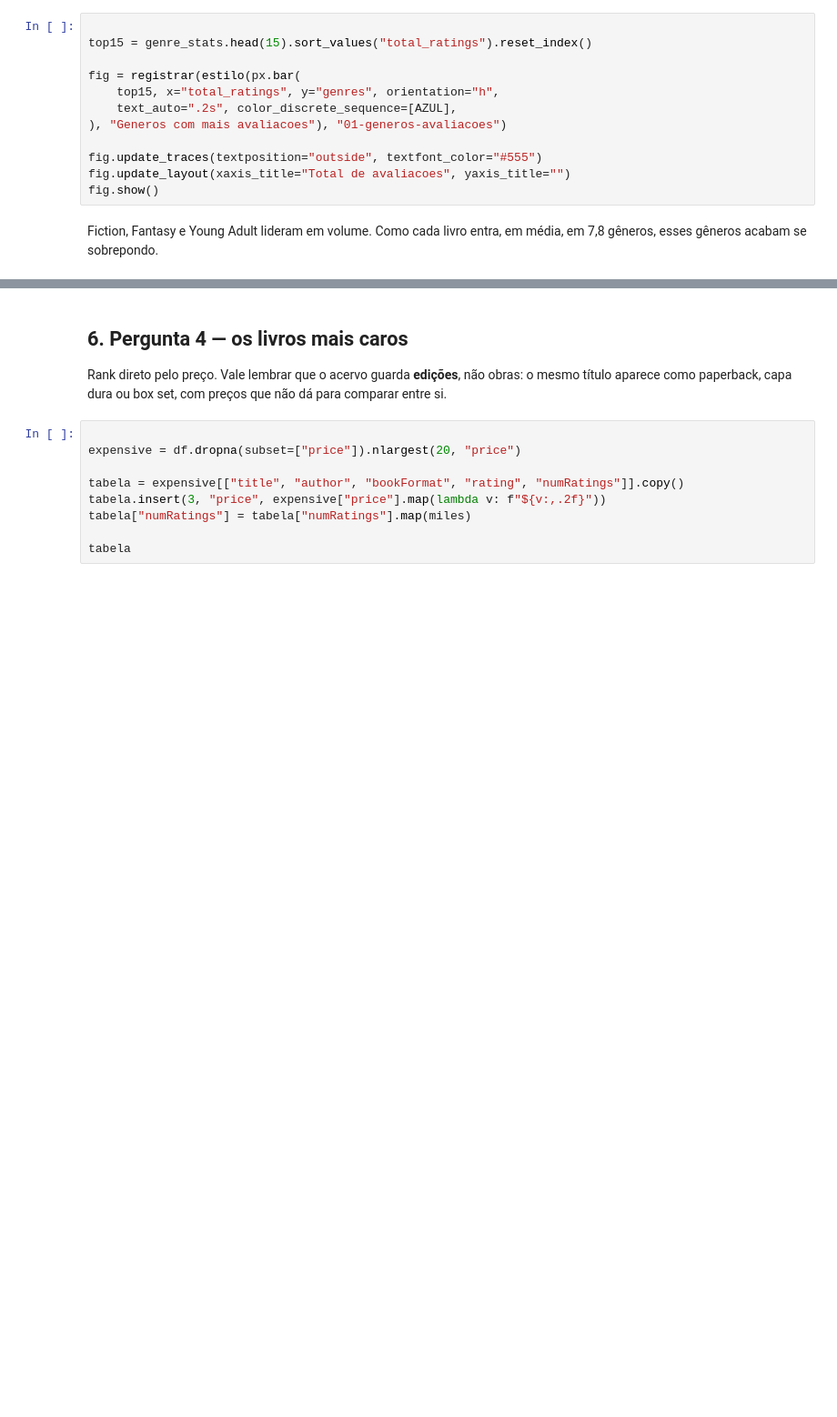
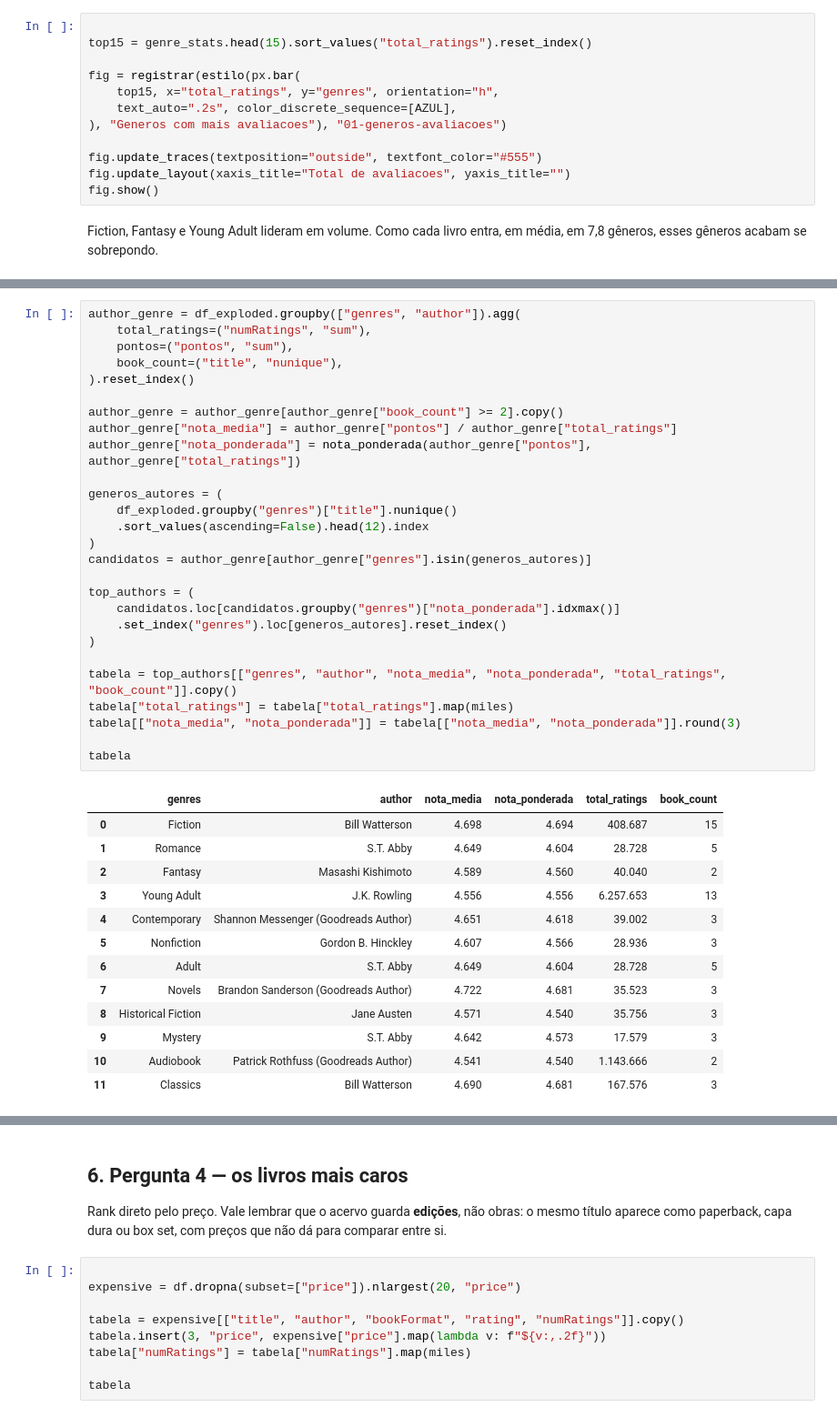
Before and after one commit to juliaragibeltrao/Rating-Books, a Jupyter notebook: analise.ipynb, the cells around one changed output, grey strips where cells are left out. Shown at 91% size. Saved outputs shown, nothing was run; the diff lists cells and outputs as text; blank space fills up the shorter version.

```diff
--- a/analise.ipynb
+++ b/analise.ipynb
@@ -380,0 +493,41 @@ fig.show()
+# %%
+author_genre = df_exploded.groupby(["genres", "author"]).agg(
+    total_ratings=("numRatings", "sum"),
+    pontos=("pontos", "sum"),
+    book_count=("title", "nunique"),
+).reset_index()
+
+author_genre = author_genre[author_genre["book_count"] >= 2].copy()
+author_genre["nota_media"] = author_genre["pontos"] / author_genre["total_ratings"]
+author_genre["nota_ponderada"] = nota_ponderada(author_genre["pontos"], author_genre["total_ratings"])
+
+generos_autores = (
+    df_exploded.groupby("genres")["title"].nunique()
+    .sort_values(ascending=False).head(12).index
+)
+candidatos = author_genre[author_genre["genres"].isin(generos_autores)]
+
+top_authors = (
+    candidatos.loc[candidatos.groupby("genres")["nota_ponderada"].idxmax()]
+    .set_index("genres").loc[generos_autores].reset_index()
+)
+
+tabela = top_authors[["genres", "author", "nota_media", "nota_ponderada", "total_ratings", "book_count"]].copy()
+tabela["total_ratings"] = tabela["total_ratings"].map(miles)
+tabela[["nota_media", "nota_ponderada"]] = tabela[["nota_media", "nota_ponderada"]].round(3)
+
+tabela
+# %% [output]
+|  | genres | author | nota_media | nota_ponderada | total_ratings | book_count |
+| 0 | Fiction | Bill Watterson | 4.698 | 4.694 | 408.687 | 15 |
+| 1 | Romance | S.T. Abby | 4.649 | 4.604 | 28.728 | 5 |
+| 2 | Fantasy | Masashi Kishimoto | 4.589 | 4.560 | 40.040 | 2 |
+| 3 | Young Adult | J.K. Rowling | 4.556 | 4.556 | 6.257.653 | 13 |
+| 4 | Contemporary | Shannon Messenger (Goodreads Author) | 4.651 | 4.618 | 39.002 | 3 |
+| 5 | Nonfiction | Gordon B. Hinckley | 4.607 | 4.566 | 28.936 | 3 |
+| 6 | Adult | S.T. Abby | 4.649 | 4.604 | 28.728 | 5 |
+| 7 | Novels | Brandon Sanderson (Goodreads Author) | 4.722 | 4.681 | 35.523 | 3 |
+| 8 | Historical Fiction | Jane Austen | 4.571 | 4.540 | 35.756 | 3 |
+| 9 | Mystery | S.T. Abby | 4.642 | 4.573 | 17.579 | 3 |
+| 10 | Audiobook | Patrick Rothfuss (Goodreads Author) | 4.541 | 4.540 | 1.143.666 | 2 |
+| 11 | Classics | Bill Watterson | 4.690 | 4.681 | 167.576 | 3 |
```
Also changed, not shown: parts of 42 cells of this notebook, 9 other files.
